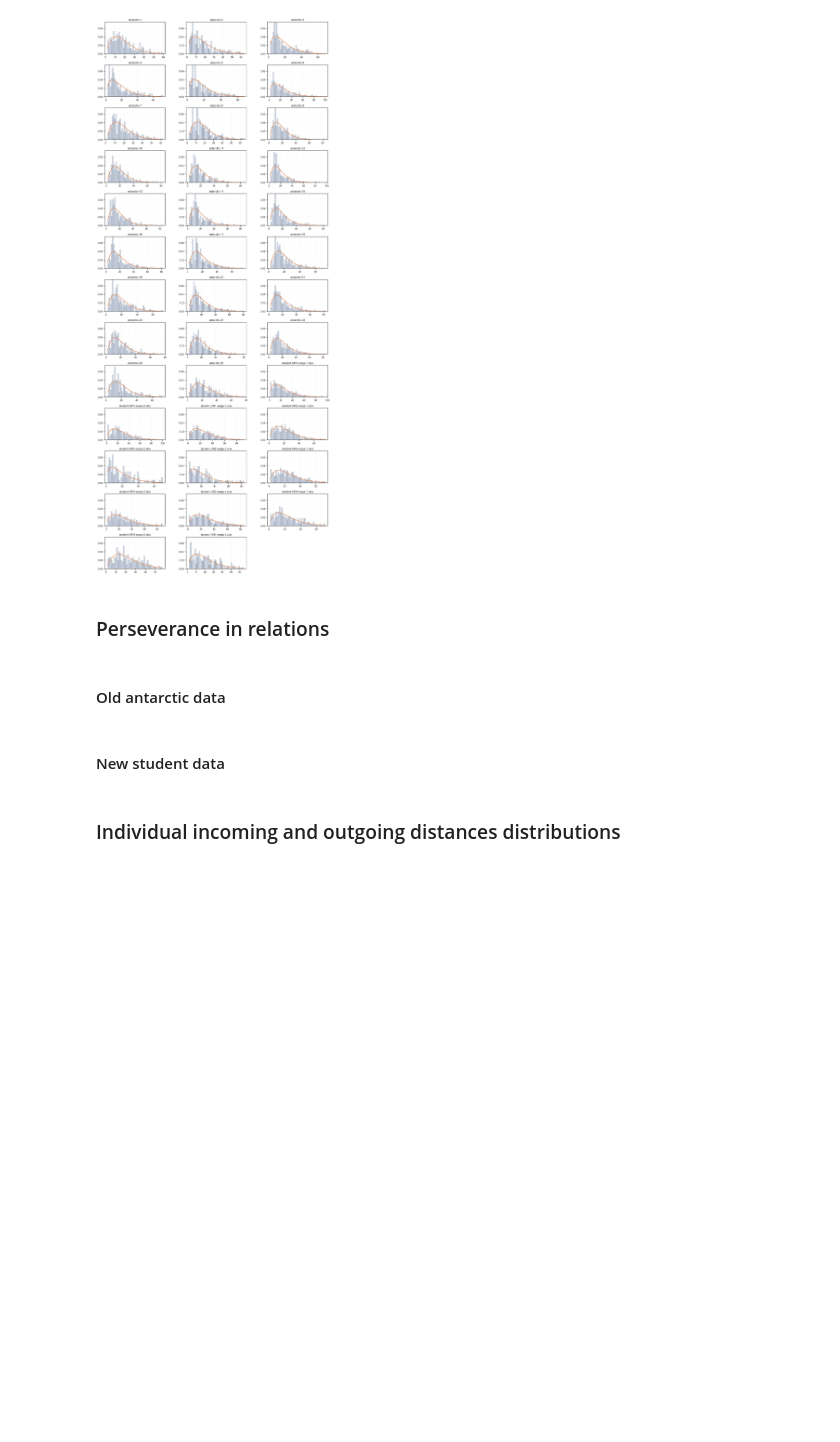
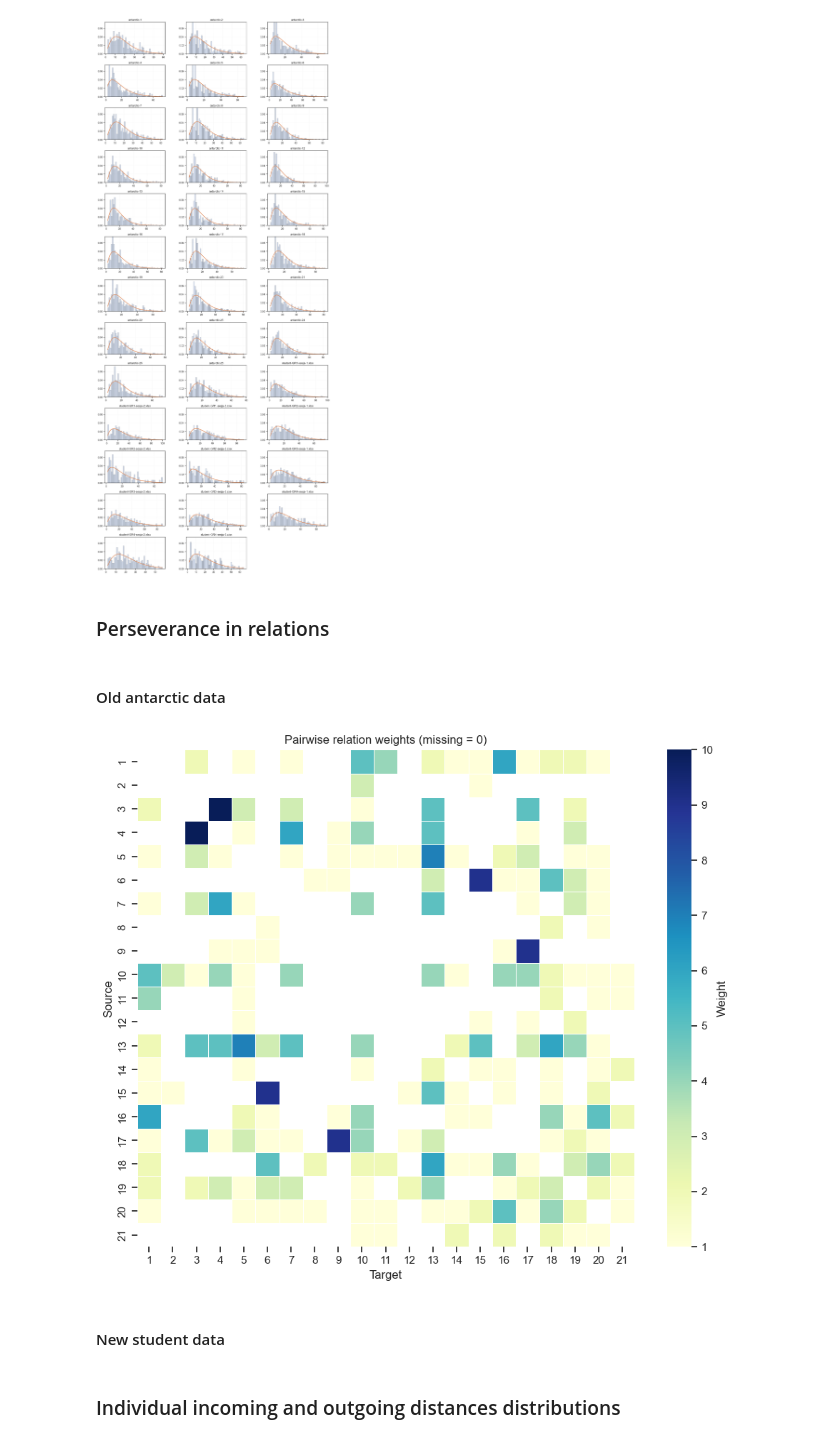
Before and after one commit to marcindahlen/Antarctica_research_2020, a Jupyter notebook: notebook.ipynb, the cells around one changed output. Saved outputs shown, nothing was run; the diff lists cells and outputs as text; code cells hidden in the pictures; blank space fills up the shorter version.

```diff
--- a/notebook.ipynb
+++ b/notebook.ipynb
@@ -644,3 +687,47 @@ matplotlib.pyplot.show()
+# %%
+antarctic_relationships_streaks = {}
+
+for person in antarctic_lasting_relationships.keys():
+    for other in antarctic_lasting_relationships[person].keys():
+        if person not in antarctic_relationships_streaks:
+            antarctic_relationships_streaks[person] = {}
+        antarctic_relationships_streaks[person][other] = longest_consecutive_streak(antarctic_lasting_relationships[person][other])
+# %%
+antarctic_reciprocal_relations_streaks = {}
+
+for person in antarctic_reciprocal_relations.keys():
+    for other in antarctic_reciprocal_relations[person].keys():
+        if person not in antarctic_reciprocal_relations_streaks:
+            antarctic_reciprocal_relations_streaks[person] = {}
+        antarctic_reciprocal_relations_streaks[person][other] = longest_consecutive_streak(antarctic_reciprocal_relations[person][other])
+# %%
+nodes = sorted(
+    set(antarctic_reciprocal_relations_streaks.keys()).union(
+        *[d.keys() for d in antarctic_reciprocal_relations_streaks.values()]
+    )
+)
+
+df = pandas.DataFrame(0, index=nodes, columns=nodes, dtype=int)
+for src, targets in antarctic_reciprocal_relations_streaks.items():
+    for dst, w in targets.items():
+        df.at[src, dst] = w
+
+mask = df == 0
+matplotlib.pyplot.figure(figsize=(10, 8))
+seaborn.heatmap(df,
+            cmap="YlGnBu",
+            mask=mask,
+            linewidths=.4,
+            square=True,
+            cbar_kws={"label": "Weight"},
+            annot=False)
+matplotlib.pyplot.title("Pairwise relation weights (missing = 0)")
+matplotlib.pyplot.xlabel("Target")
+matplotlib.pyplot.ylabel("Source")
+matplotlib.pyplot.tight_layout()
+matplotlib.pyplot.show()
+# %% [output]
+[figure, added]
 # %% [markdown]
 #### New student data
 # %% [markdown]
```
Also changed, not shown: parts of 3 cells of this notebook.
